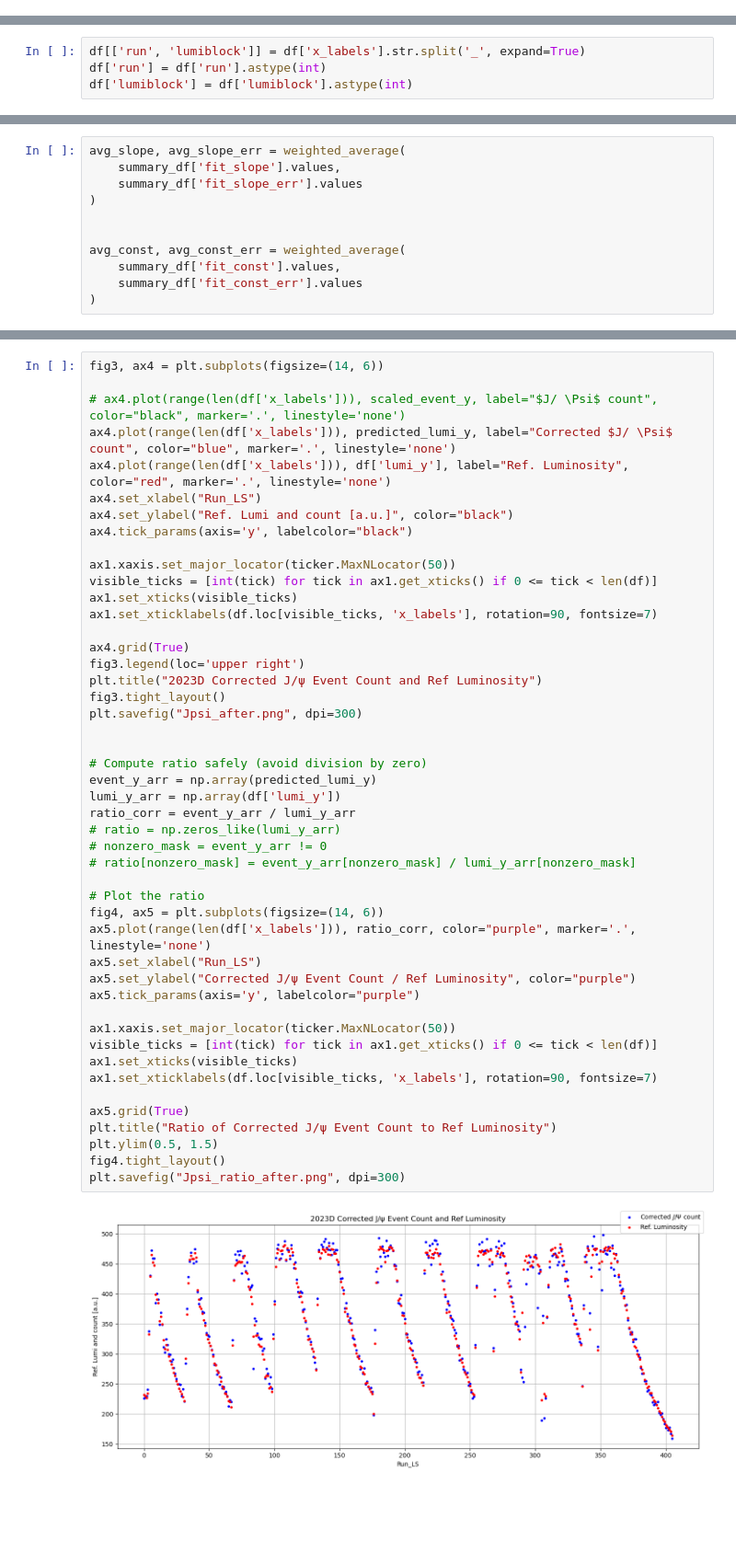
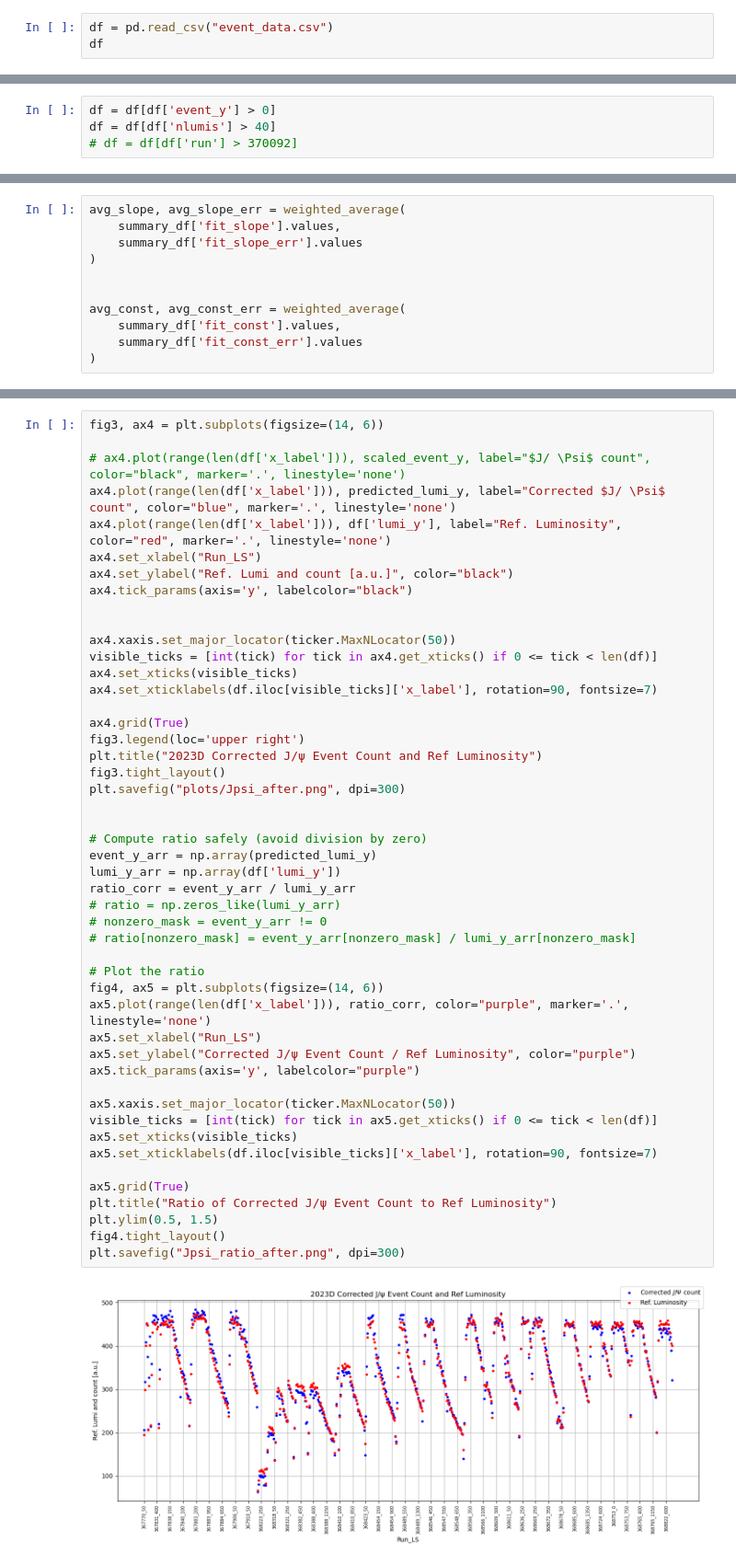
Before and after one commit to Nimmitha/cmssw, a Jupyter notebook: ZmmJmmAnalyzer/scripts/plot_ratios/plot_ratios.ipynb, the cells around one changed output, grey strips where cells are left out. Shown at 92% size. Drawn from its saved outputs; the diff is of its cells as text; blank space fills up the shorter version.

```diff
--- a/ZmmJmmAnalyzer/scripts/plot_ratios/plot_ratios.ipynb
+++ b/ZmmJmmAnalyzer/scripts/plot_ratios/plot_ratios.ipynb
@@ -46,0 +63,3 @@ del event_y, event_y_error, lumi_y, pileup_y, x_labels, nlumis
+# %%
+df = pd.read_csv("event_data.csv")
+df
@@ -63,3 +89,7 @@ df
+# %%
+df = df[df['event_y'] > 0]
+df = df[df['nlumis'] > 40]
+# df = df[df['run'] > 370092]
 # %%
 plt.hist(df['event_y'], bins=100, histtype='step', label='Events')
 # plt.hist(df['nlumis'], bins=100, histtype='step', label='Nlumis')
@@ -92,4 +105,0 @@ df
-# %%
-df[['run', 'lumiblock']] = df['x_labels'].str.split('_', expand=True)
-df['run'] = df['run'].astype(int)
-df['lumiblock'] = df['lumiblock'].astype(int)
@@ -399,49 +412,50 @@ scale_factor_pred
 # %%
 fig3, ax4 = plt.subplots(figsize=(14, 6))
 
-# ax4.plot(range(len(df['x_labels'])), scaled_event_y, label="$J/ \Psi$ count", color="black", marker='.', linestyle='none')
-ax4.plot(range(len(df['x_labels'])), predicted_lumi_y, label="Corrected $J/ \Psi$ count", color="blue", marker='.', linestyle='none')
-ax4.plot(range(len(df['x_labels'])), df['lumi_y'], label="Ref. Luminosity", color="red", marker='.', linestyle='none')
+# ax4.plot(range(len(df['x_label'])), scaled_event_y, label="$J/ \Psi$ count", color="black", marker='.', linestyle='none')
+ax4.plot(range(len(df['x_label'])), predicted_lumi_y, label="Corrected $J/ \Psi$ count", color="blue", marker='.', linestyle='none')
+ax4.plot(range(len(df['x_label'])), df['lumi_y'], label="Ref. Luminosity", color="red", marker='.', linestyle='none')
 ax4.set_xlabel("Run_LS")
 ax4.set_ylabel("Ref. Lumi and count [a.u.]", color="black")
 ax4.tick_params(axis='y', labelcolor="black")
 
-ax1.xaxis.set_major_locator(ticker.MaxNLocator(50))
-visible_ticks = [int(tick) for tick in ax1.get_xticks() if 0 <= tick < len(df)]
-ax1.set_xticks(visible_ticks)
-ax1.set_xticklabels(df.loc[visible_ticks, 'x_labels'], rotation=90, fontsize=7)
+
+ax4.xaxis.set_major_locator(ticker.MaxNLocator(50))
+visible_ticks = [int(tick) for tick in ax4.get_xticks() if 0 <= tick < len(df)]
+ax4.set_xticks(visible_ticks)
+ax4.set_xticklabels(df.iloc[visible_ticks]['x_label'], rotation=90, fontsize=7)
 
 ax4.grid(True)
 fig3.legend(loc='upper right')
 plt.title("2023D Corrected J/ψ Event Count and Ref Luminosity")
 fig3.tight_layout()
-plt.savefig("Jpsi_after.png", dpi=300)
+plt.savefig("plots/Jpsi_after.png", dpi=300)
 
 
 # Compute ratio safely (avoid division by zero)
 event_y_arr = np.array(predicted_lumi_y)
 lumi_y_arr = np.array(df['lumi_y'])
 ratio_corr = event_y_arr / lumi_y_arr
 # ratio = np.zeros_like(lumi_y_arr)
 # nonzero_mask = event_y_arr != 0
 # ratio[nonzero_mask] = event_y_arr[nonzero_mask] / lumi_y_arr[nonzero_mask]
 
 # Plot the ratio
 fig4, ax5 = plt.subplots(figsize=(14, 6))
-ax5.plot(range(len(df['x_labels'])), ratio_corr, color="purple", marker='.', linestyle='none')
+ax5.plot(range(len(df['x_label'])), ratio_corr, color="purple", marker='.', linestyle='none')
 ax5.set_xlabel("Run_LS")
 ax5.set_ylabel("Corrected J/ψ Event Count / Ref Luminosity", color="purple")
 ax5.tick_params(axis='y', labelcolor="purple")
 
-ax1.xaxis.set_major_locator(ticker.MaxNLocator(50))
-visible_ticks = [int(tick) for tick in ax1.get_xticks() if 0 <= tick < len(df)]
-ax1.set_xticks(visible_ticks)
-ax1.set_xticklabels(df.loc[visible_ticks, 'x_labels'], rotation=90, fontsize=7)
+ax5.xaxis.set_major_locator(ticker.MaxNLocator(50))
+visible_ticks = [int(tick) for tick in ax5.get_xticks() if 0 <= tick < len(df)]
+ax5.set_xticks(visible_ticks)
+ax5.set_xticklabels(df.iloc[visible_ticks]['x_label'], rotation=90, fontsize=7)
 
 ax5.grid(True)
 plt.title("Ratio of Corrected J/ψ Event Count to Ref Luminosity")
 plt.ylim(0.5, 1.5)
 fig4.tight_layout()
 plt.savefig("Jpsi_ratio_after.png", dpi=300)
 # %% [output]
-[figure, old version]
+[figure, new version]
```
Also changed, not shown: parts of 24 cells of this notebook, 3 other files.
